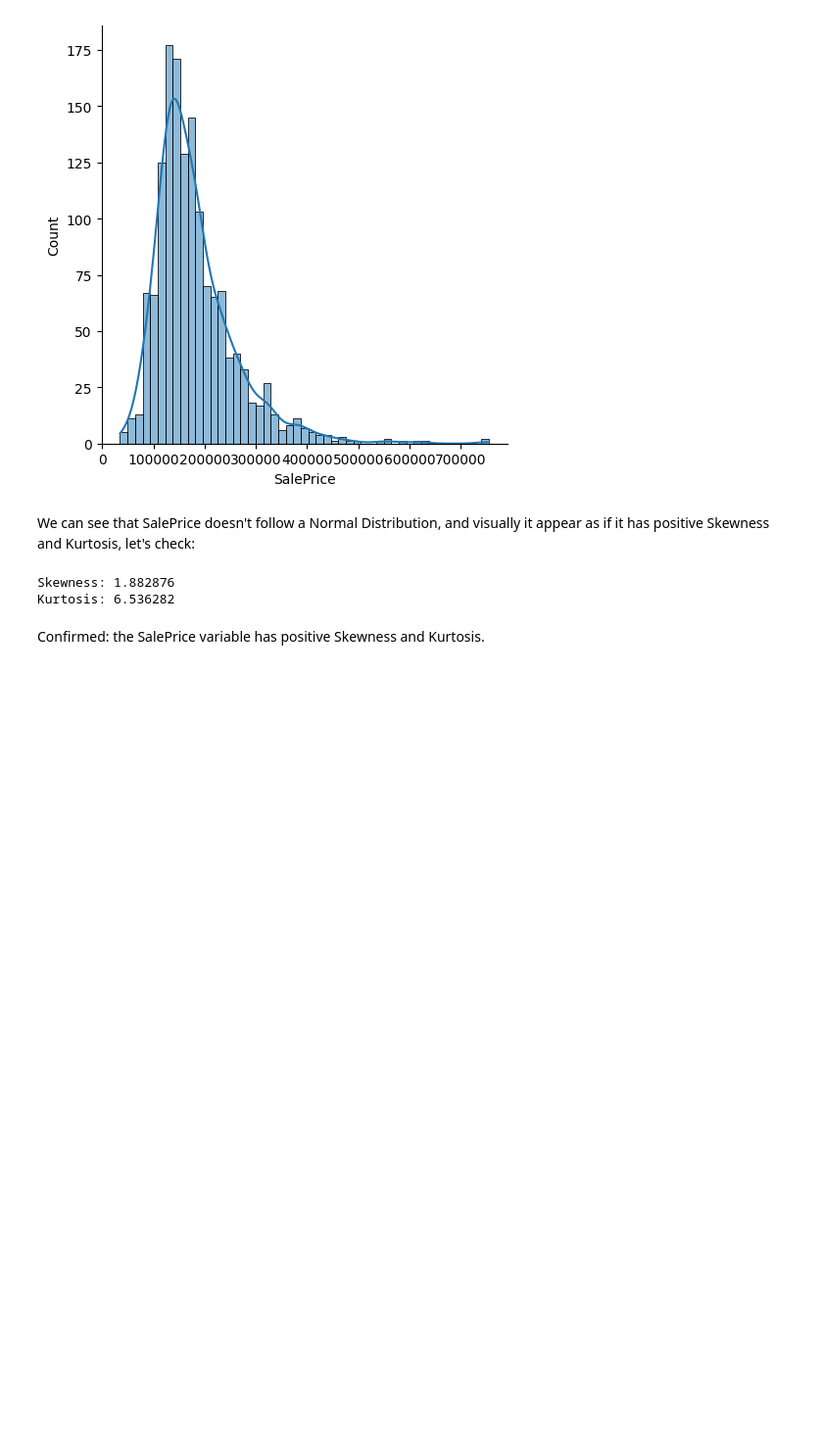
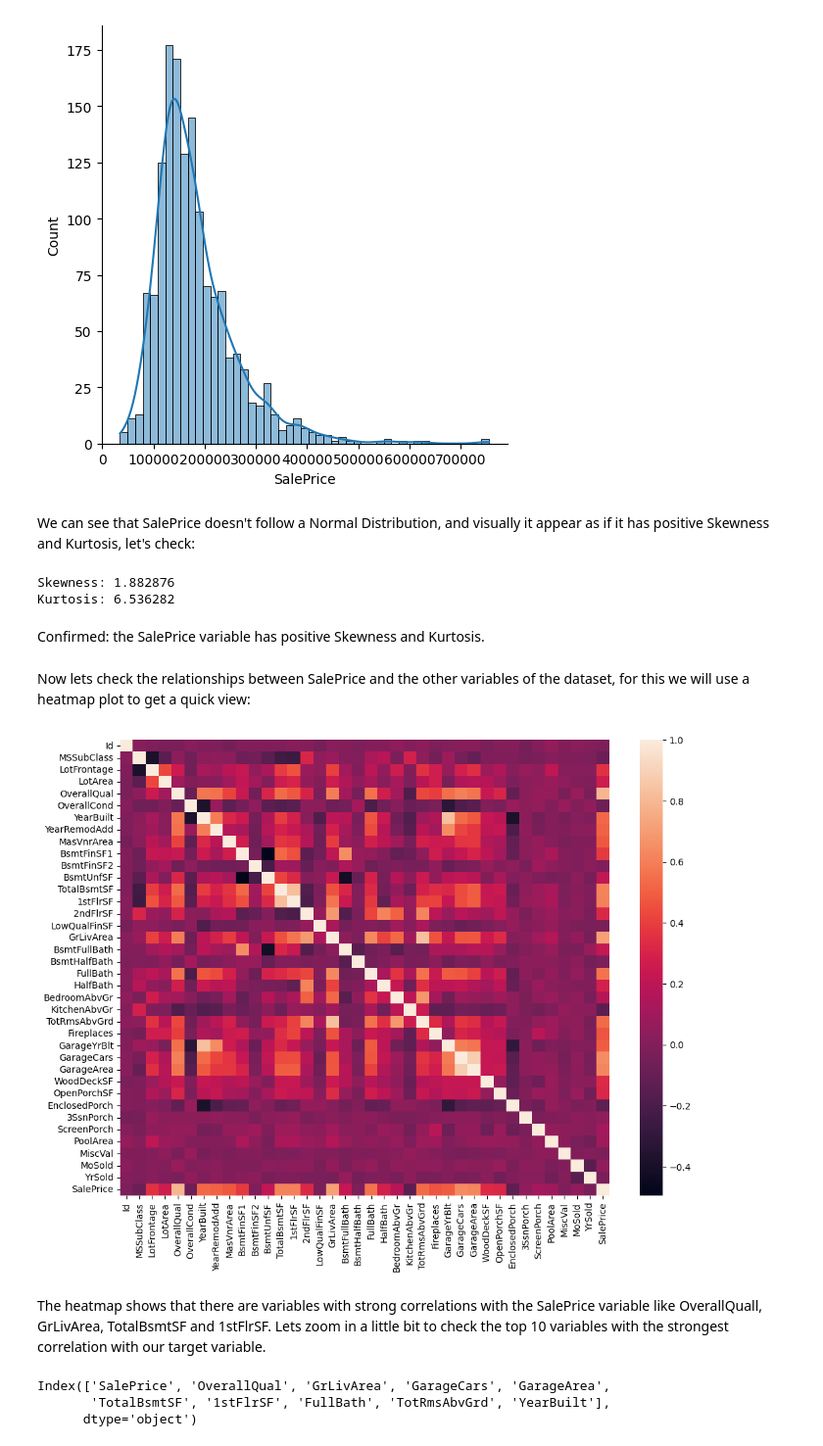
Before and after one commit to nicolaszuleta95/Data-Science-Portfolio, a Jupyter notebook: projects/HousingPrices/HousingPrices.ipynb, the cells around one changed output. Shown at 98% size. Saved outputs shown, nothing was run; the diff lists cells and outputs as text; code cells hidden in the pictures; blank space fills up the shorter version.

Commit message:
variables selected

```diff
--- a/projects/HousingPrices/HousingPrices.ipynb
+++ b/projects/HousingPrices/HousingPrices.ipynb
@@ -145,3 +145,22 @@ Skewness: 1.882876
 Kurtosis: 6.536282
 # %% [markdown]
 Confirmed: the SalePrice variable has positive Skewness and Kurtosis.
+# %% [markdown]
+Now lets check the relationships between SalePrice and the other variables of the dataset, for this we will use a heatmap plot to get a quick view:
+# %%
+#generate a correlation matrix
+corr = train_data.corr()
+f, ax = plt.subplots(figsize=(12, 9))
+sns.heatmap(corr);
+# %% [output]
+[figure, added]
+# %% [markdown]
+The heatmap shows that there are variables with strong correlations with the SalePrice variable like OverallQuall, GrLivArea, TotalBsmtSF and 1stFlrSF. Lets zoom in a little bit to check the top 10 variables with the strongest correlation with our target variable.
+# %%
+#get the top 10 variables with the strongest correlation with our target variable
+top10corr = corr.nlargest(10, 'SalePrice')['SalePrice'].index
+top10corr
+# %% [output]
+Index(['SalePrice', 'OverallQual', 'GrLivArea', 'GarageCars', 'GarageArea',
+       'TotalBsmtSF', '1stFlrSF', 'FullBath', 'TotRmsAbvGrd', 'YearBuilt'],
+      dtype='object')
```
Also changed, not shown: parts of 4 cells of this notebook.
